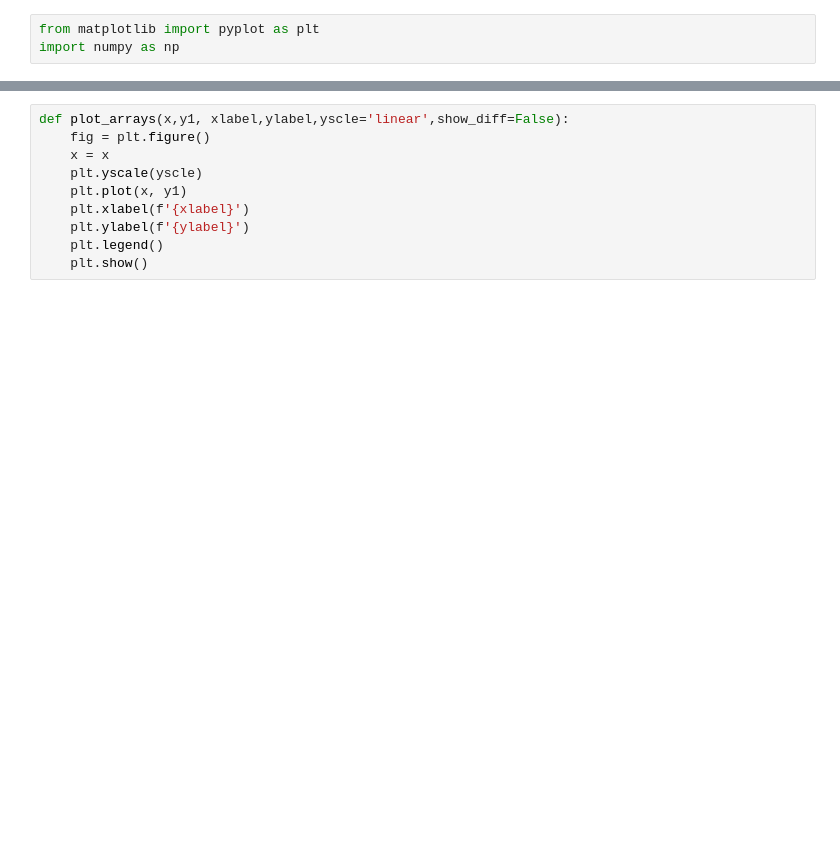
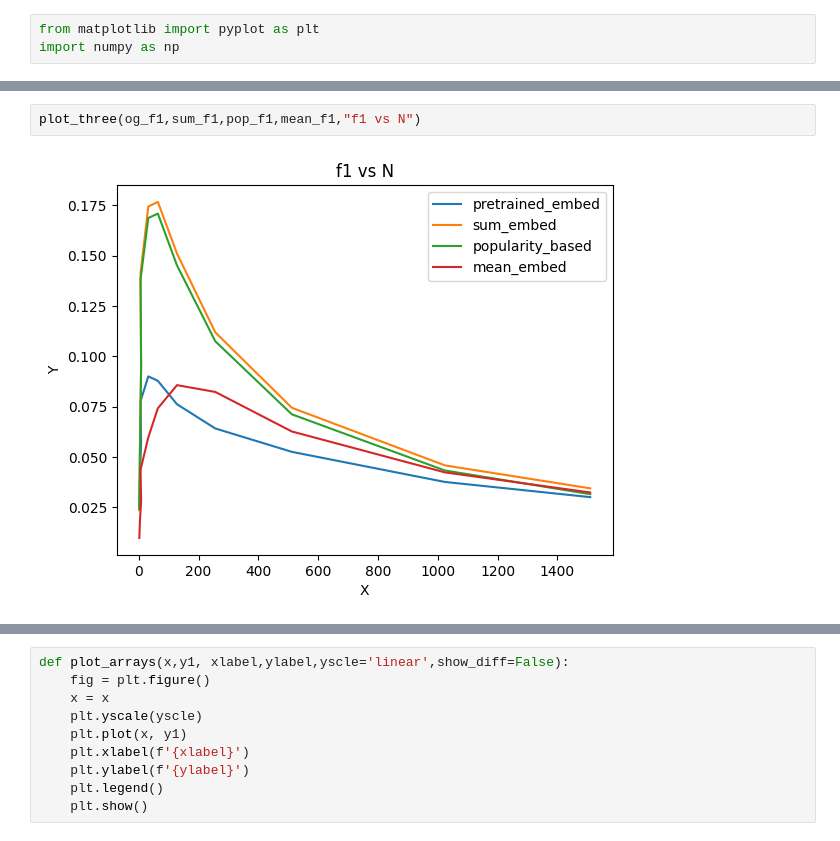
Before and after one commit to JamesKrW/ssref, a Jupyter notebook: run/draw_result.ipynb, the cells around one changed output, grey strips where cells are left out. Cells and saved outputs as stored; diff of their text form; blank space fills up the shorter version.

```diff
--- a/run/draw_result.ipynb
+++ b/run/draw_result.ipynb
@@ -42,0 +149,4 @@ top200
+# %%
+plot_three(og_f1,sum_f1,pop_f1,mean_f1,"f1 vs N")
+# %% [output]
+[figure, added]
```
Also changed, not shown: parts of 12 cells of this notebook, 31 other files.
